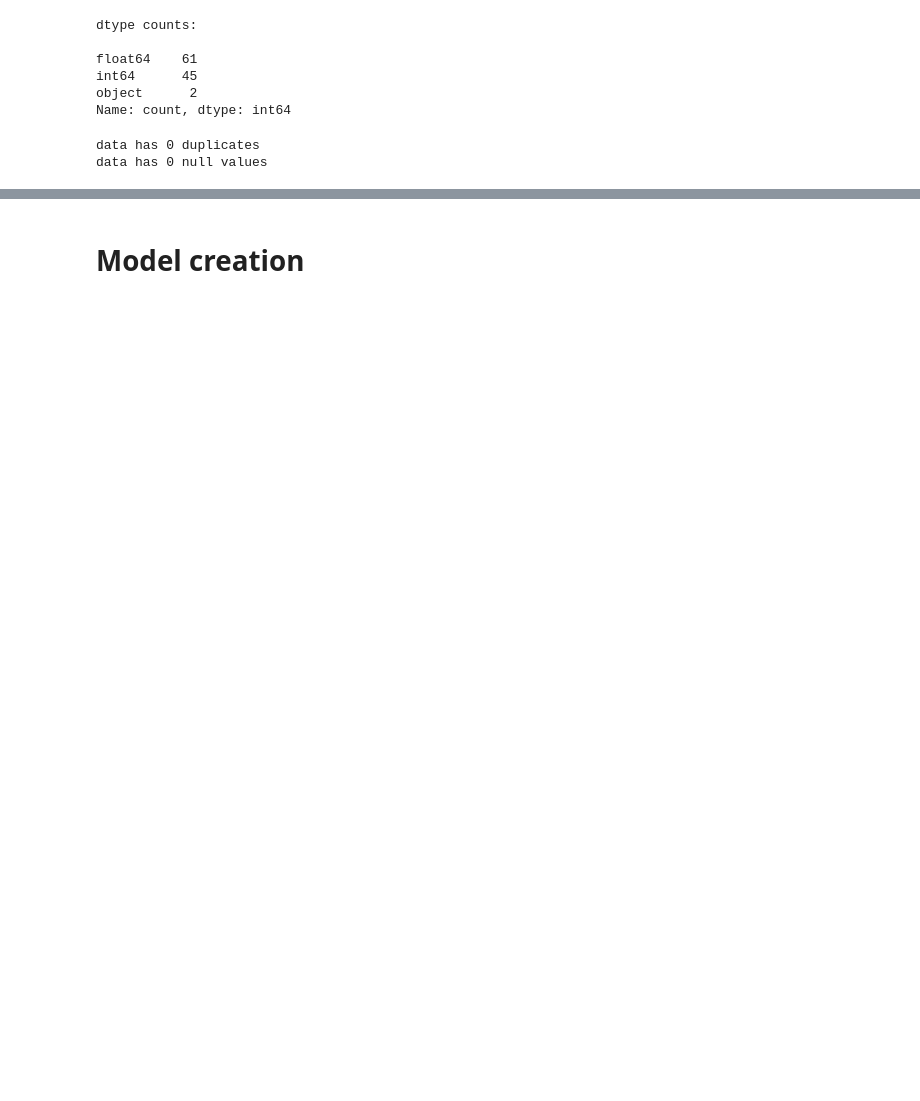
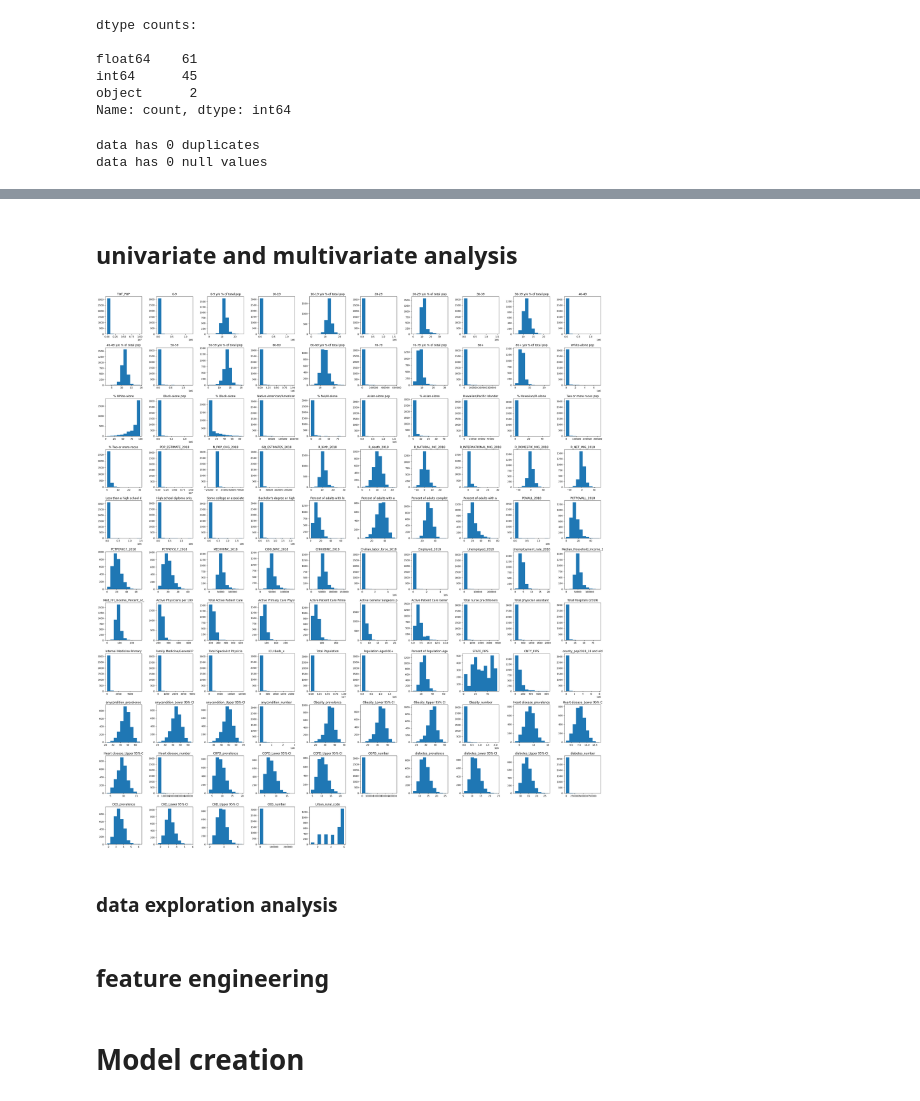
Before and after one commit to ShadekJaramillo/regularized-linear-regression-tutorial, a Jupyter notebook: src/explore.ipynb, the cells around one changed output, grey strips where cells are left out. Saved outputs shown, nothing was run; the diff lists cells and outputs as text; code cells hidden in the pictures; blank space fills up the shorter version.

Commit message:
cleaned the dataset and added distribution plots in explore.ipynb

```diff
--- a/src/explore.ipynb
+++ b/src/explore.ipynb
@@ -149,2 +174,31 @@ data has 0 null values
+# %%
+clean_df = raw_df.copy()
+clean_df.drop(columns=['COUNTY_NAME', 'fips', 'COUNTY_NAME', 'fips', 'STATE_NAME'], inplace=True)
+clean_df.rename(columns={'19-Oct':'10-19'}, inplace=True)
+# %% [markdown]
+## univariate and multivariate analysis
+# %%
+ncols = 10
+nrows = ceil(len(clean_df.columns)/ncols)
+in_size = 3
+
+fig = plt.figure(figsize=(ncols*in_size, nrows*in_size))
+ax: list[Axes]= []
+
+for i, (column, data) in enumerate(clean_df.items()):
+    new_axis = fig.add_subplot(nrows, ncols, i+1)
+    ax.append(new_axis)
+
+    ax[i].set_title(f'{column[:25]}')
+    ax[i].hist(data)
+
+plt.tight_layout()
+plt.show()
+# %% [output]
+[figure, added]
+# %% [markdown]
+### data exploration analysis
+# %% [markdown]
+## feature engineering
 # %% [markdown]
 # Model creation
```
Also changed, not shown: parts of 8 cells of this notebook.
